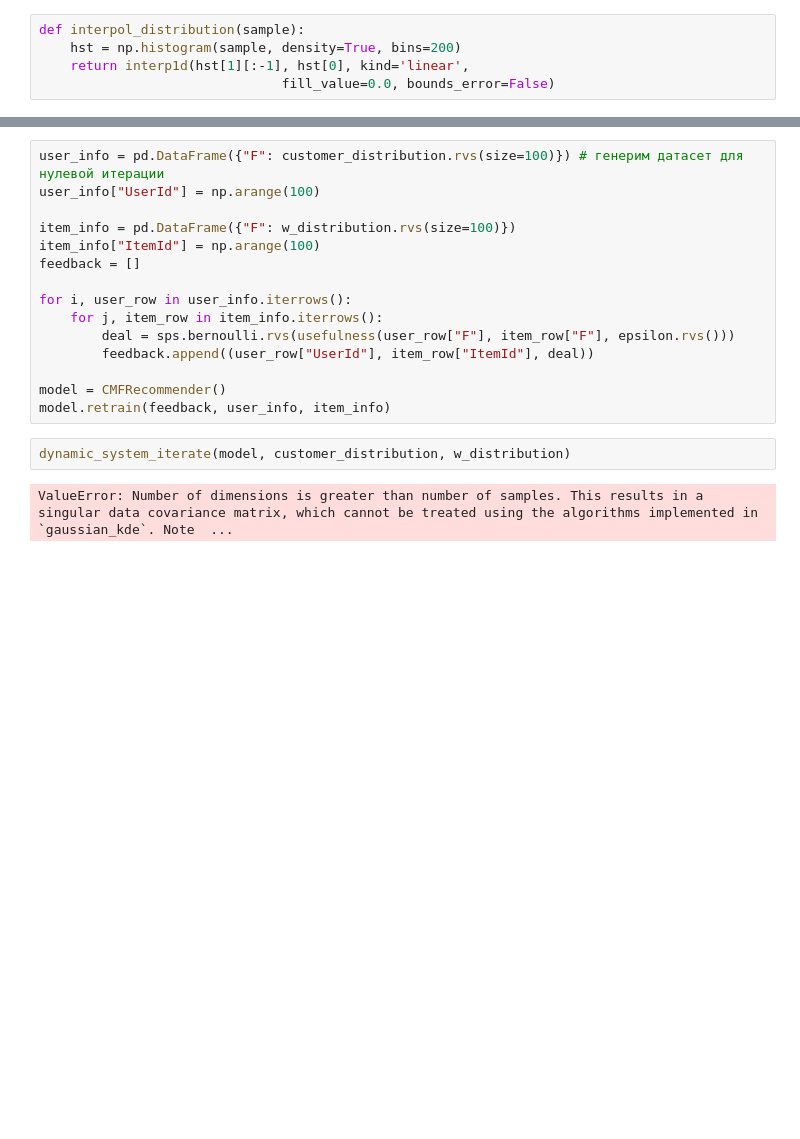
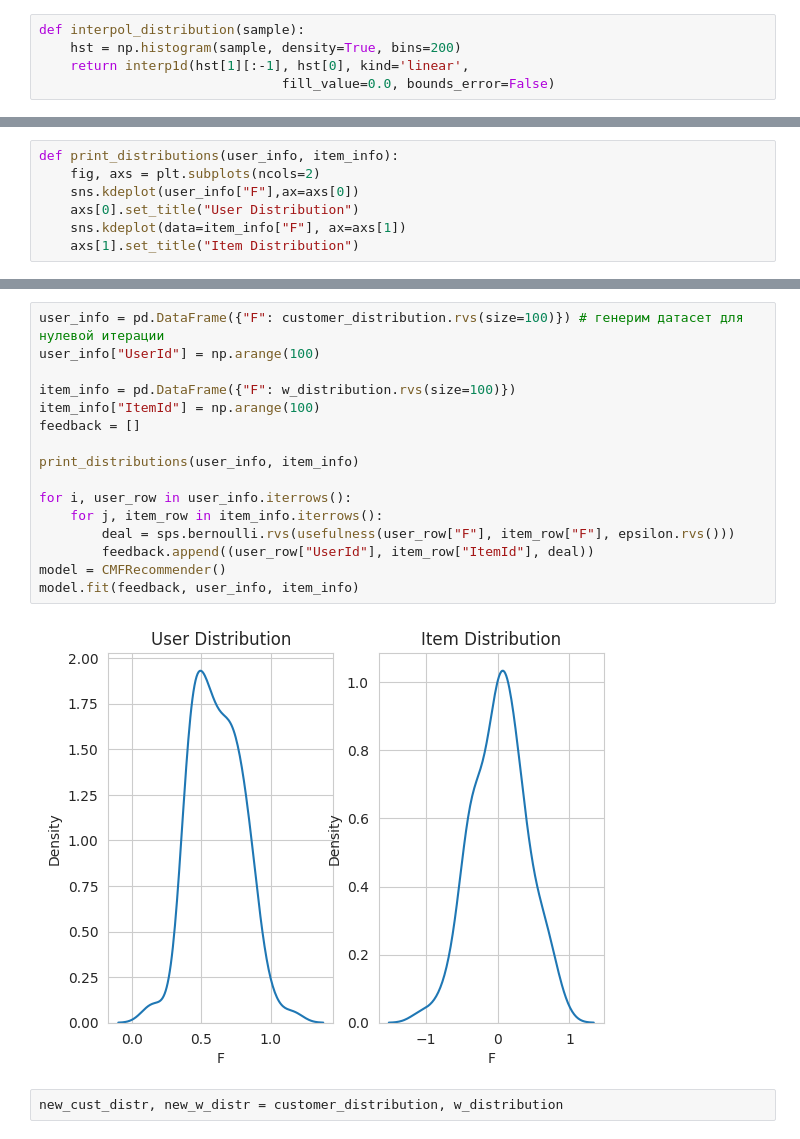
Before and after one commit to intsystems/2024-Project-144, a Jupyter notebook: code/Iterations_v2.ipynb, the cells around one changed output, grey strips where cells are left out. Drawn from its saved outputs; the diff is of its cells as text; blank space fills up the shorter version.

```diff
--- a/code/Iterations_v2.ipynb
+++ b/code/Iterations_v2.ipynb
@@ -123,2 +59,9 @@ class CMFRecommender:
+# %%
+def print_distributions(user_info, item_info):
+    fig, axs = plt.subplots(ncols=2)
+    sns.kdeplot(user_info["F"],ax=axs[0])
+    axs[0].set_title("User Distribution")
+    sns.kdeplot(data=item_info["F"], ax=axs[1])
+    axs[1].set_title("Item Distribution")
 # %%
 def dynamic_system_iterate(model: CMFRecommender, customer_distribution, w_distribution, c_size=10, w_size=10, num_of_steps=5,
@@ -159,19 +118,20 @@ def dynamic_system_iterate(model: CMFRecommender, customer_distribution, w_distr
 # %%
 user_info = pd.DataFrame({"F": customer_distribution.rvs(size=100)}) # генерим датасет для нулевой итерации
 user_info["UserId"] = np.arange(100)
 
 item_info = pd.DataFrame({"F": w_distribution.rvs(size=100)})
 item_info["ItemId"] = np.arange(100)
 feedback = []
 
+print_distributions(user_info, item_info)
+
 for i, user_row in user_info.iterrows():
     for j, item_row in item_info.iterrows():
         deal = sps.bernoulli.rvs(usefulness(user_row["F"], item_row["F"], epsilon.rvs()))
         feedback.append((user_row["UserId"], item_row["ItemId"], deal))
-
 model = CMFRecommender()
-model.retrain(feedback, user_info, item_info)
+model.fit(feedback, user_info, item_info)
+# %% [output]
+[figure, added]
 # %%
-dynamic_system_iterate(model, customer_distribution, w_distribution)
+new_cust_distr, new_w_distr = customer_distribution, w_distribution
-# %% [output]
-ValueError: Number of dimensions is greater than number of samples. This results in a singular data covariance matrix, which cannot be treated using the algorithms implemented in `gaussian_kde`. Note  ...
```
Also changed, not shown: parts of 8 cells of this notebook, 1 other file.
